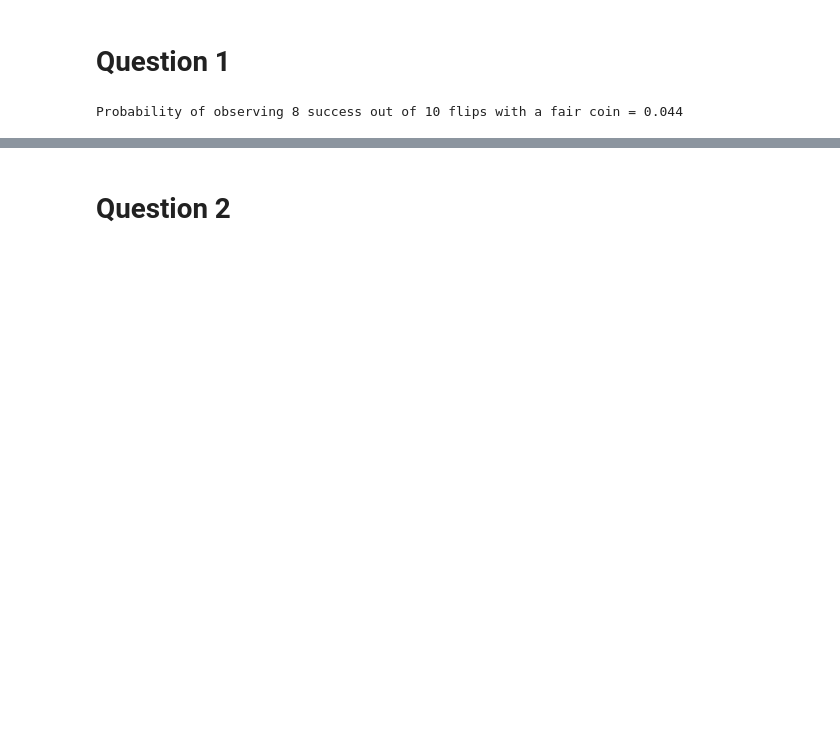
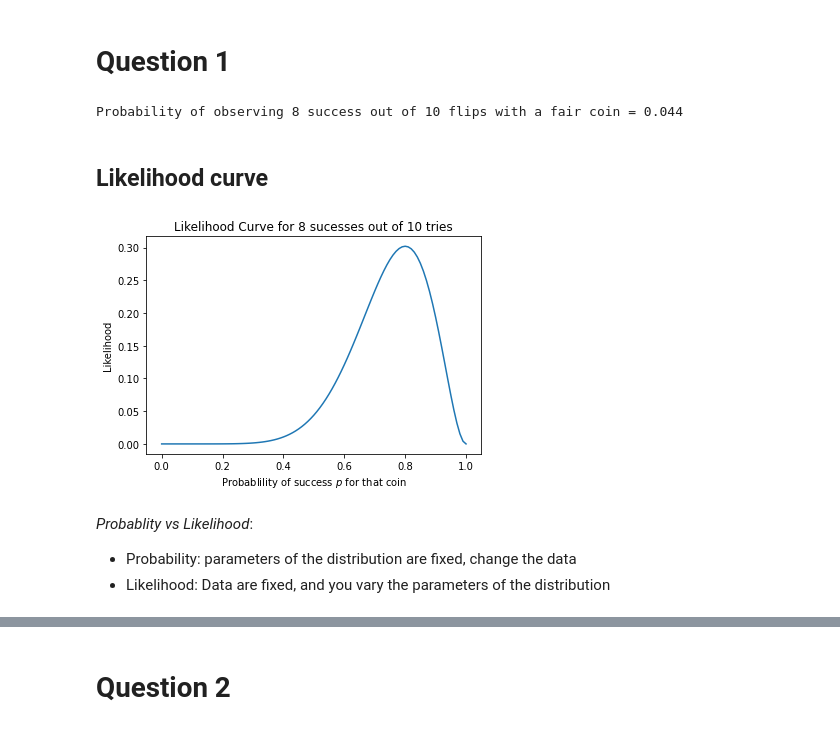
Before and after one commit to bcrestel/coursera_statisticalinferences, a Jupyter notebook: notebooks/week_2_likelihoods.ipynb, the cells around one changed output, grey strips where cells are left out. Drawn from its saved outputs; the diff is of its cells as text; code cells hidden in the pictures; blank space fills up the shorter version.

```diff
--- a/notebooks/week_2_likelihoods.ipynb
+++ b/notebooks/week_2_likelihoods.ipynb
@@ -11,0 +14,11 @@ import matplotlib.pyplot as plt
+# %%
+def likelihood_curve_binomial(nb_tries, nb_success, ax, normalize=True, label=''):
+    proba_success = np.linspace(0.0, 1.0, 101)
+    likelihood = binom(n=nb_tries, p=proba_success).pmf(nb_success)
+    if normalize:
+        likelihood = likelihood / np.max(likelihood)
+    ax.plot(proba_success, likelihood, label=label)
+    ax.set_xlabel('Probablility of success $p$ for that coin')
+    ax.set_ylabel('Likelihood')
+    ax.set_title(f'Likelihood Curve for {nb_success} sucesses out of {nb_tries} tries');
+    return proba_success, likelihood
@@ -16,3 +37,14 @@ rv = binom(n=10, p=0.5)
 print(f"Probability of observing 8 success out of 10 flips with a fair coin = {rv.pmf(8):.3f}")
 # %% [output]
 Probability of observing 8 success out of 10 flips with a fair coin = 0.044
+# %% [markdown]
+## Likelihood curve
+# %%
+fig, ax = plt.subplots(1, 1)
+param, likelihood = likelihood_curve_binomial(nb_tries=10, nb_success=8, ax=ax, normalize=False)
+# %% [output]
+[figure, added]
+# %% [markdown]
+*Probablity vs Likelihood*:
+- Probability: parameters of the distribution are fixed, change the data
+- Likelihood: Data are fixed, and you vary the parameters of the distribution
```
Also changed, not shown: parts of 25 cells of this notebook.
